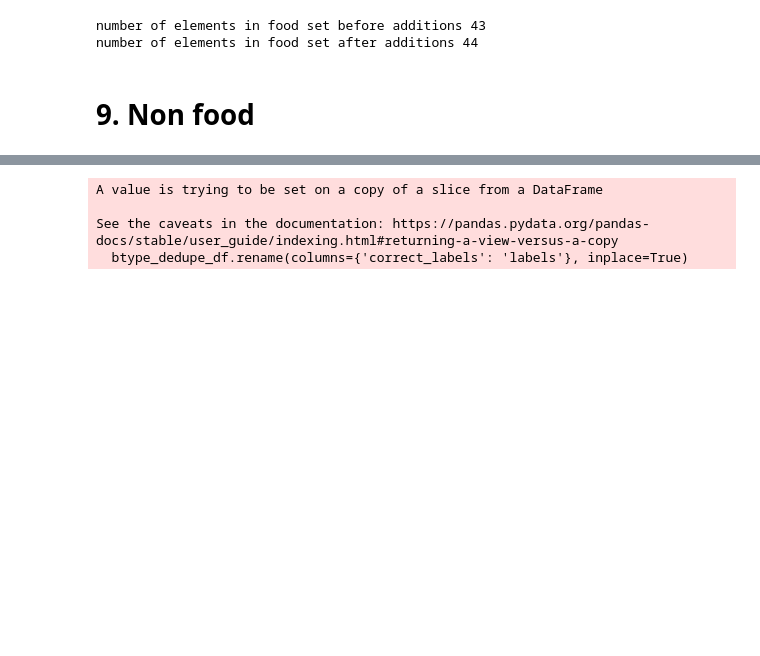
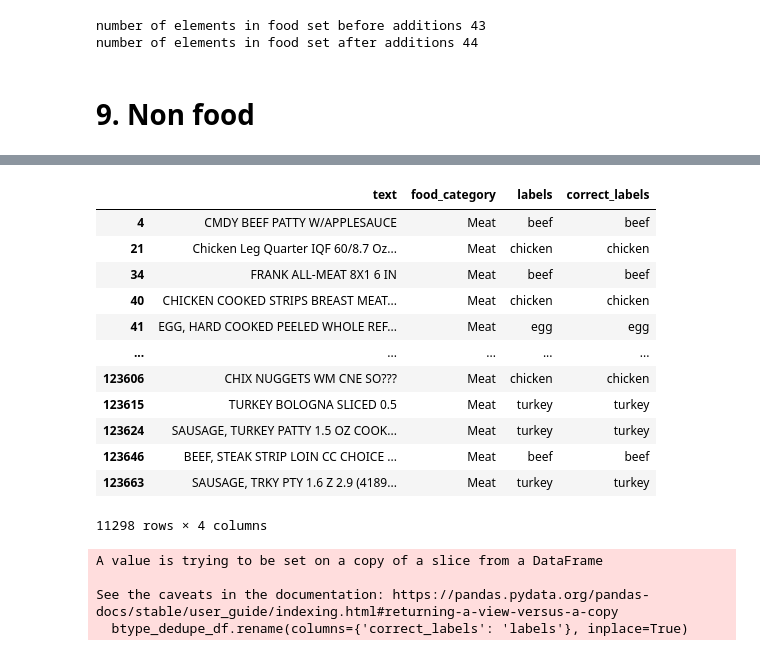
Before and after one commit to uchicago-dsi/good-food-purchasing, a Jupyter notebook: notebooks/data_cleaning.ipynb, the cells around one changed output, grey strips where cells are left out. Drawn from its saved outputs; the diff is of its cells as text; code cells hidden in the pictures; blank space fills up the shorter version.

```diff
--- a/notebooks/data_cleaning.ipynb
+++ b/notebooks/data_cleaning.ipynb
@@ -438,3 +488,19 @@ print(len(nonfood_df))
+# %%
+meat_df
+# %% [output]
+|  | text | food_category | labels | correct_labels |
+| 4 | CMDY BEEF PATTY W/APPLESAUCE | Meat | beef | beef |
+| 21 | Chicken Leg Quarter IQF 60/8.7 Oz... | Meat | chicken | chicken |
+| 34 | FRANK ALL-MEAT 8X1 6 IN | Meat | beef | beef |
+| 40 | CHICKEN COOKED STRIPS BREAST MEAT... | Meat | chicken | chicken |
+| 41 | EGG, HARD COOKED PEELED WHOLE REF... | Meat | egg | egg |
+| ... | ... | ... | ... | ... |
+| 123606 | CHIX NUGGETS WM CNE SO??? | Meat | chicken | chicken |
+| 123615 | TURKEY BOLOGNA SLICED 0.5 | Meat | turkey | turkey |
+| 123624 | SAUSAGE, TURKEY PATTY 1.5 OZ COOK... | Meat | turkey | turkey |
+| 123646 | BEEF, STEAK STRIP LOIN CC CHOICE ... | Meat | beef | beef |
+| 123663 | SAUSAGE, TRKY PTY 1.6 Z 2.9 (4189... | Meat | turkey | turkey |
+11298 rows × 4 columns
 # %%
 basic_type_df = pd.concat([meat_df, produce_df, condiments_snacks_df, milk_dairy_df, beverages_df, bread_grain_legumes_df, meals_df, seafood_df, nonfood_df])
 basic_type_df = shuffle(basic_type_df)
```
Also changed, not shown: parts of 33 cells of this notebook, 1 other file.
